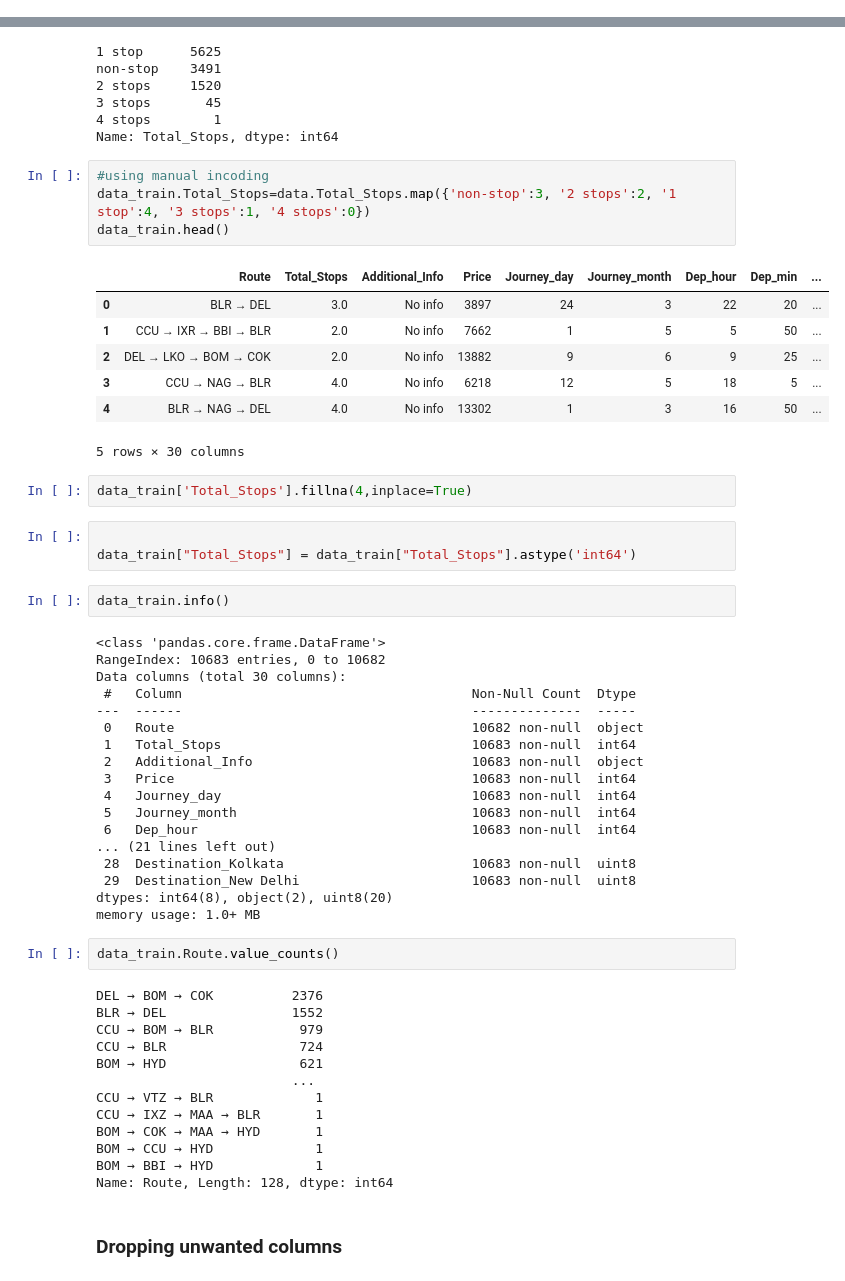
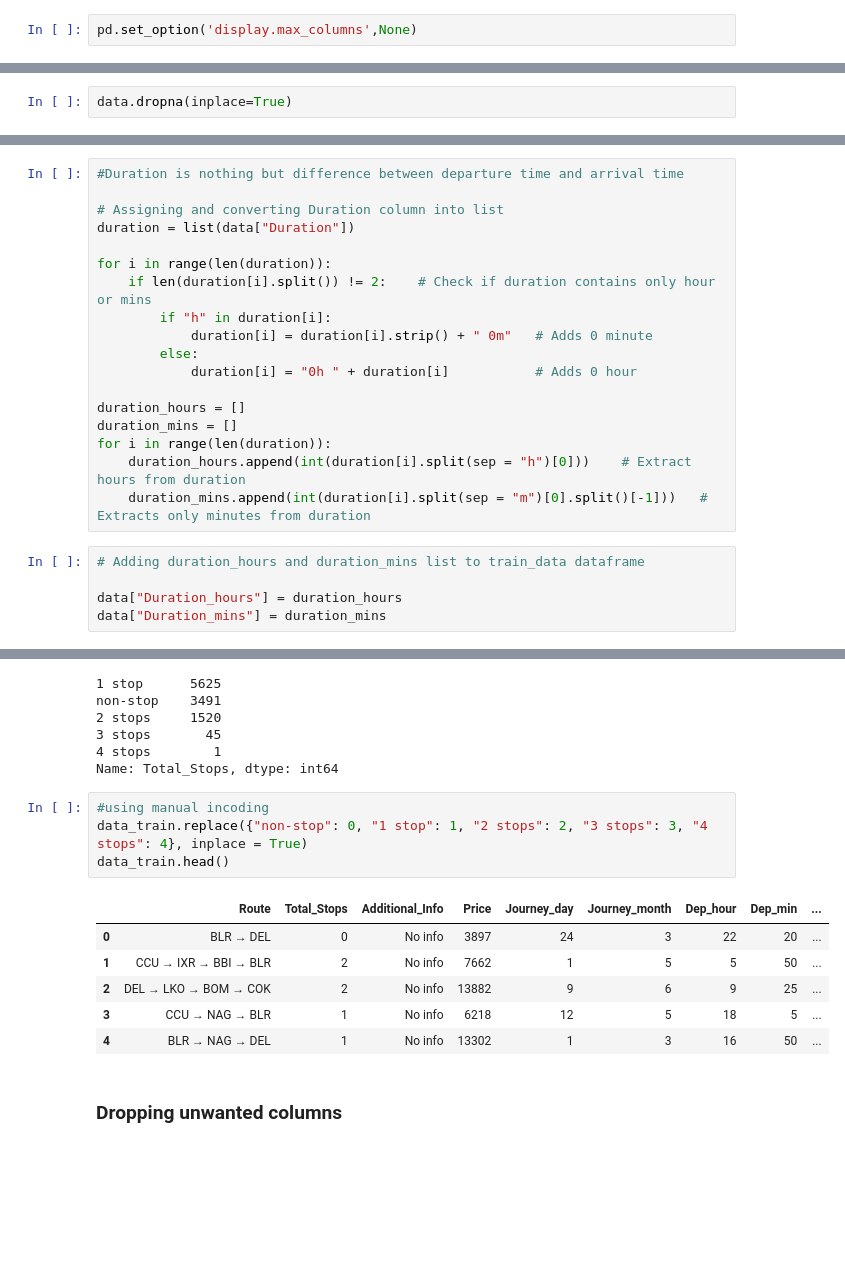
Before and after one commit to amirsohel059/Flight-Fare-Prediction, a Jupyter notebook: Flight Fare prediction 1025 .ipynb, the cells around one changed output, grey strips where cells are left out. Cells and saved outputs as stored; diff of their text form; blank space fills up the shorter version.

```diff
--- a/Flight Fare prediction 1025 .ipynb
+++ b/Flight Fare prediction 1025 .ipynb
@@ -77,3 +74,5 @@ data = pd.read_excel('Flight_Fare.xlsx')
+# %%
+pd.set_option('display.max_columns',None)
 # %%
 # checking the top five data using head
 data.head()
@@ -495,0 +426,2 @@ memory usage: 918.2+ KB
+# %%
+data.dropna(inplace=True)
@@ -563,5 +512,28 @@ data.head()
 | 2 | Jet Airways | Delhi | Cochin | DEL → LKO → BOM → COK | 19h | 2 stops | No info | 13882 | 9 | ... |
 | 3 | IndiGo | Kolkata | Banglore | CCU → NAG → BLR | 5h 25m | 1 stop | No info | 6218 | 12 | ... |
 | 4 | IndiGo | Banglore | New Delhi | BLR → NAG → DEL | 4h 45m | 1 stop | No info | 13302 | 1 | ... |
+# %%
+#Duration is nothing but difference between departure time and arrival time
+
+# Assigning and converting Duration column into list
+duration = list(data["Duration"])
+
+for i in range(len(duration)):
+    if len(duration[i].split()) != 2:    # Check if duration contains only hour or mins
+        if "h" in duration[i]:
+            duration[i] = duration[i].strip() + " 0m"   # Adds 0 minute
+        else:
+            duration[i] = "0h " + duration[i]           # Adds 0 hour
+
+duration_hours = []
+duration_mins = []
+for i in range(len(duration)):
+    duration_hours.append(int(duration[i].split(sep = "h")[0]))    # Extract hours from duration
+    duration_mins.append(int(duration[i].split(sep = "m")[0].split()[-1]))   # Extracts only minutes from duration
+# %%
+# Adding duration_hours and duration_mins list to train_data dataframe
+
+data["Duration_hours"] = duration_hours
+data["Duration_mins"] = duration_mins
 # %%
 data.drop(['Duration'],inplace=True,axis=1)
@@ -706,56 +699,15 @@ non-stop    3491
 Name: Total_Stops, dtype: int64
 # %%
 #using manual incoding
-data_train.Total_Stops=data.Total_Stops.map({'non-stop':3, '2 stops':2, '1 stop':4, '3 stops':1, '4 stops':0})
+data_train.replace({"non-stop": 0, "1 stop": 1, "2 stops": 2, "3 stops": 3, "4 stops": 4}, inplace = True)
 data_train.head()
 # %% [output]
 |  | Route | Total_Stops | Additional_Info | Price | Journey_day | Journey_month | Dep_hour | Dep_min | ... |
-| 0 | BLR → DEL | 3.0 | No info | 3897 | 24 | 3 | 22 | 20 | ... |
-| 1 | CCU → IXR → BBI → BLR | 2.0 | No info | 7662 | 1 | 5 | 5 | 50 | ... |
-| 2 | DEL → LKO → BOM → COK | 2.0 | No info | 13882 | 9 | 6 | 9 | 25 | ... |
-| 3 | CCU → NAG → BLR | 4.0 | No info | 6218 | 12 | 5 | 18 | 5 | ... |
-| 4 | BLR → NAG → DEL | 4.0 | No info | 13302 | 1 | 3 | 16 | 50 | ... |
+| 0 | BLR → DEL | 0 | No info | 3897 | 24 | 3 | 22 | 20 | ... |
+| 1 | CCU → IXR → BBI → BLR | 2 | No info | 7662 | 1 | 5 | 5 | 50 | ... |
+| 2 | DEL → LKO → BOM → COK | 2 | No info | 13882 | 9 | 6 | 9 | 25 | ... |
+| 3 | CCU → NAG → BLR | 1 | No info | 6218 | 12 | 5 | 18 | 5 | ... |
+| 4 | BLR → NAG → DEL | 1 | No info | 13302 | 1 | 3 | 16 | 50 | ... |
-5 rows × 30 columns
-# %%
-data_train['Total_Stops'].fillna(4,inplace=True)
-# %%
-
-data_train["Total_Stops"] = data_train["Total_Stops"].astype('int64')
-# %%
-data_train.info()
-# %% [output]
-<class 'pandas.core.frame.DataFrame'>
-RangeIndex: 10683 entries, 0 to 10682
-Data columns (total 30 columns):
- #   Column                                     Non-Null Count  Dtype
----  ------                                     --------------  -----
- 0   Route                                      10682 non-null  object
- 1   Total_Stops                                10683 non-null  int64
- 2   Additional_Info                            10683 non-null  object
- 3   Price                                      10683 non-null  int64
- 4   Journey_day                                10683 non-null  int64
- 5   Journey_month                              10683 non-null  int64
- 6   Dep_hour                                   10683 non-null  int64
-... (21 lines left out)
- 28  Destination_Kolkata                        10683 non-null  uint8
- 29  Destination_New Delhi                      10683 non-null  uint8
-dtypes: int64(8), object(2), uint8(20)
-memory usage: 1.0+ MB
-# %%
-data_train.Route.value_counts()
-# %% [output]
-DEL → BOM → COK          2376
-BLR → DEL                1552
-CCU → BOM → BLR           979
-CCU → BLR                 724
-BOM → HYD                 621
-                         ...
-CCU → VTZ → BLR             1
-CCU → IXZ → MAA → BLR       1
-BOM → COK → MAA → HYD       1
-BOM → CCU → HYD             1
-BOM → BBI → HYD             1
-Name: Route, Length: 128, dtype: int64
 # %% [markdown]
 ### Dropping unwanted columns
 # %%
```
Also changed, not shown: parts of 134 cells of this notebook.
